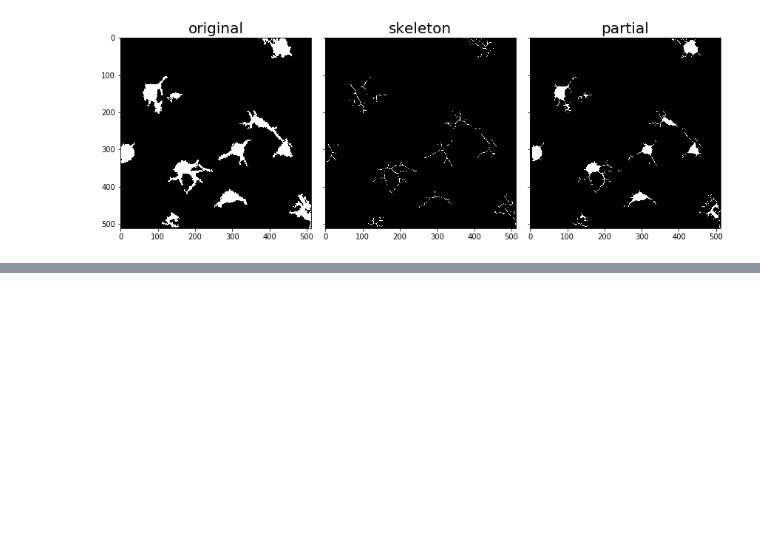
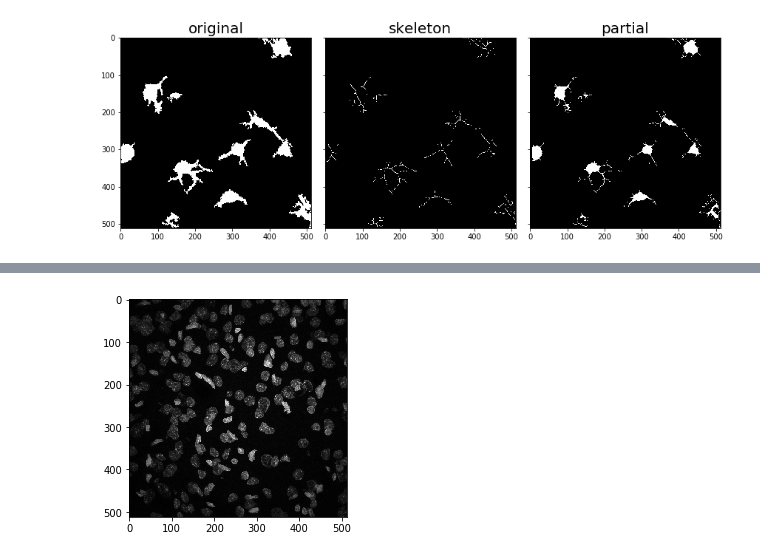
Before and after one commit to mimc7580/image_analysis, a Jupyter notebook: PNN_Feature_Extraction.ipynb, the cells around one changed output, grey strips where cells are left out. Saved outputs shown, nothing was run; the diff lists cells and outputs as text; code cells hidden in the pictures; blank space fills up the shorter version.

```diff
--- a/PNN_Feature_Extraction.ipynb
+++ b/PNN_Feature_Extraction.ipynb
@@ -186,0 +274,6 @@ blobs[:,2] = blobs[:,2]*sqrt(2)
+# %%
+
+DAPIplot = plt.imshow(1-DAPI_MaxIP, cmap='Greys')
+plt.show()
+# %% [output]
+[figure, added]
```
Also changed, not shown: parts of 16 cells of this notebook.
